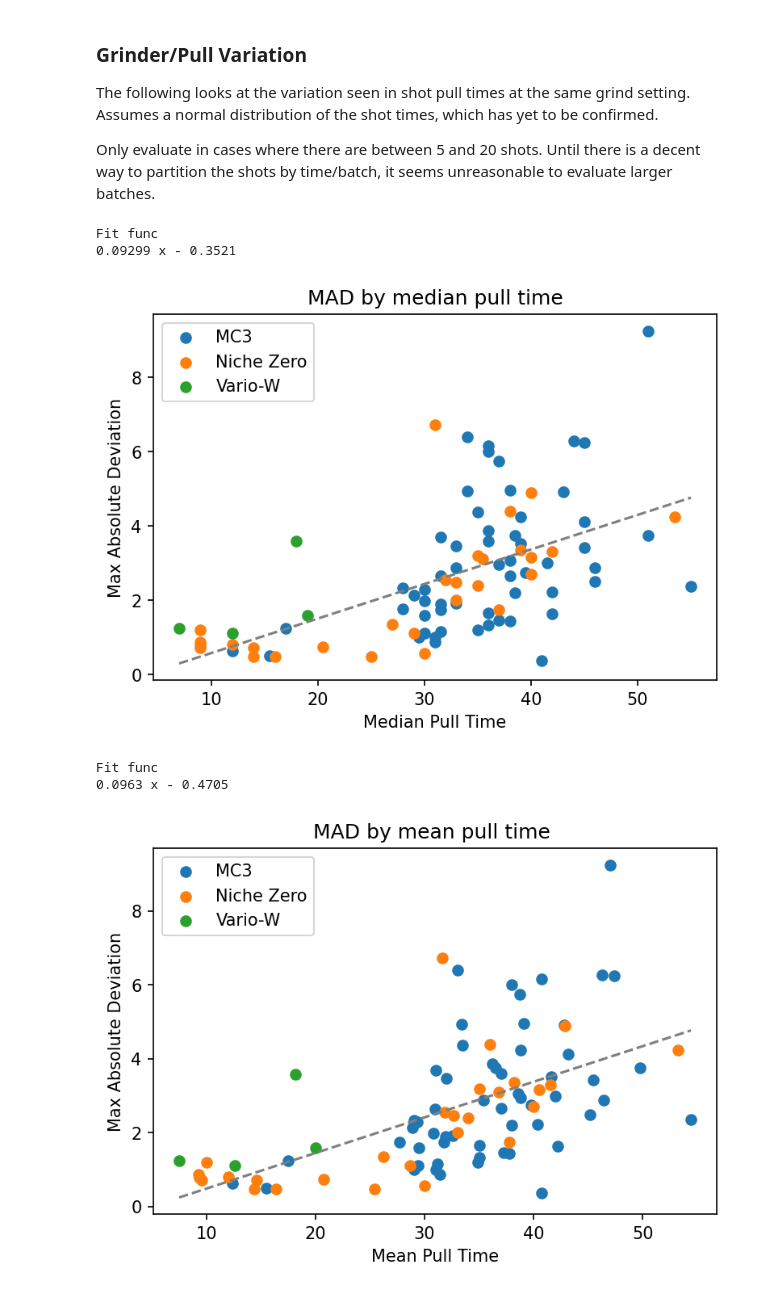
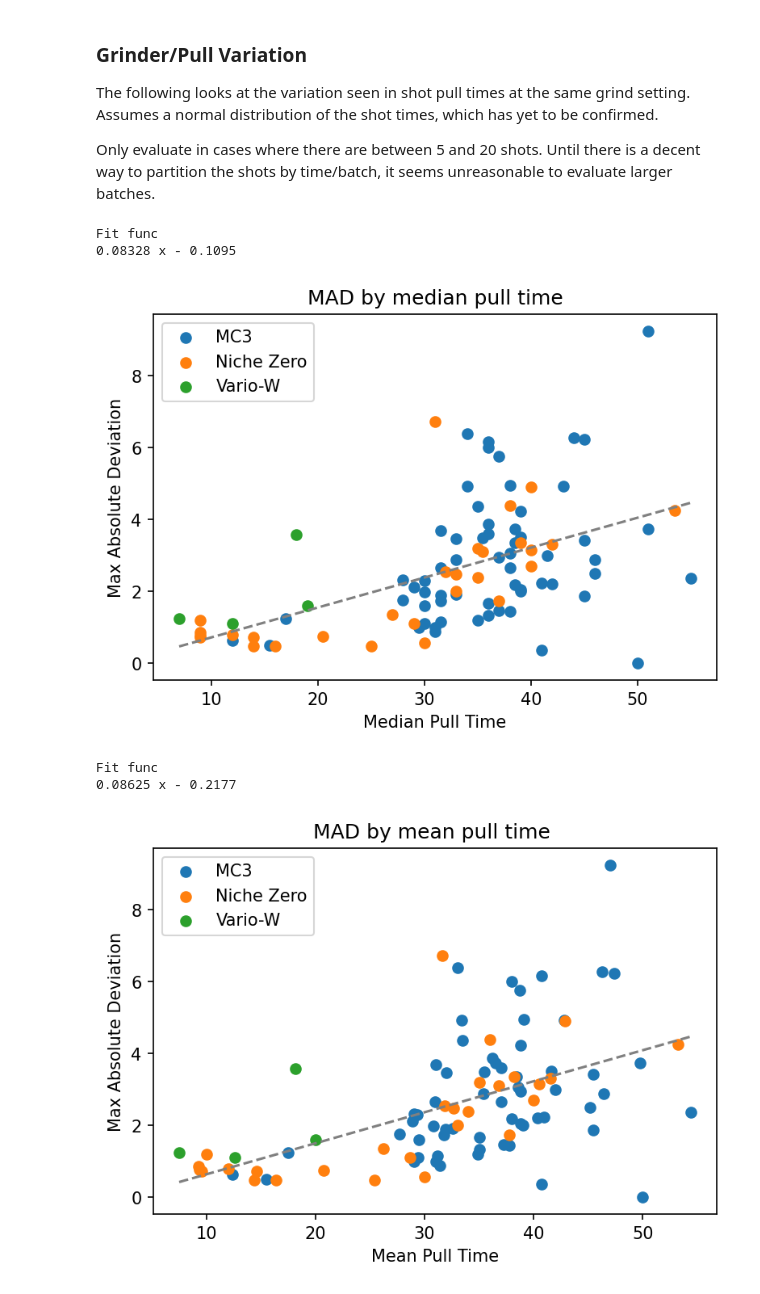
Before and after one commit to badisa/optpresso, a Jupyter notebook: notebooks/coffee-data-notebook.ipynb, the cells around one changed output. Drawn from its saved outputs; the diff is of its cells as text; code cells hidden in the pictures.

Commit message:
Modify coffee data notebook to handle roast date
* If everything is from a big bag, then data is usable

```diff
--- a/notebooks/coffee-data-notebook.ipynb
+++ b/notebooks/coffee-data-notebook.ipynb
@@ -105,11 +105,23 @@ df.columns = df.columns.str.strip().str.lower().str.replace(' ', '').str.replace
 df = df[df["grinder"].astype(bool)][df["grindersetting"].astype(bool)]
 # Only care about data that has a grinder associated
 invalid_indices = df[(df["grinder"] == "None") & (df["details"] == "prediction")].index
+df["roastdate"] = df["roastdate"].astype(str).replace("nan", "")
 df.drop(invalid_indices, inplace=True)
 # %%
-groupby = ["grinder", "grindersetting", "coffee"]
+groupby = ["grinder", "grindersetting", "coffee", "roastdate"]
 # Strip out more than 20 shots (more than a single 12oz bag) and less than 3
-grouped = df.groupby(groupby).filter(lambda x: 20 >= len(x) > 3).groupby(groupby)
+grouped = df.groupby(groupby, dropna=False)
+
+def filter_func(x):
+    # Filter out things that don't have a roast date and more than 20 shots or less than 3
+    roastdate = x.roastdate.unique()
+    if len(roastdate) == 1 and roastdate[0] == "":
+        if 20 >= len(x) > 3:
+            return True
+        return False
+    return True
+
+grouped = grouped.filter(filter_func).groupby(groupby, dropna=False)
 df_med = grouped.median()
 df_mad = grouped.mad()
 x = defaultdict(list)
@@ -147,38 +159,38 @@ x = defaultdict(list)
 y = defaultdict(list)
 for indice in df_mean.index:
     if indice not in df_mad.index:
         continue
     grinder = indice[0]
     if math.isnan(df_mean.time[indice]) or math.isnan(df_mad.time[indice]):
         continue
     x[grinder].append(df_mean.time[indice])
     y[grinder].append(df_mad.time[indice])
 all_x = []
 all_y = []
 for grinder in x.keys():
     all_x.extend(x[grinder])
     all_y.extend(y[grinder])
     plt.scatter(x[grinder], y[grinder], label=grinder)
 poly_fit = np.poly1d(np.polyfit(all_x, all_y, 1))
 print("Fit func", poly_fit)
 plt.plot(
     np.unique(all_x),
     poly_fit(np.unique(all_x)),
     color="gray",
     linestyle="--",
 )
 plt.xlabel("Mean Pull Time")
 plt.ylabel("Max Absolute Deviation")
 plt.title("MAD by mean pull time ")
 plt.legend()
 plt.show()
 # %% [output]
 Fit func
-0.09299 x - 0.3521
+0.08328 x - 0.1095
-[figure, old version]
+[figure, new version]
 Fit func
-0.0963 x - 0.4705
+0.08625 x - 0.2177
-[figure, old version]
+[figure, new version]
 # %%
 # grinders = df.grinder.unique()
 # def sort_key(x):
```
Also changed, not shown: parts of 1 cell of this notebook.
